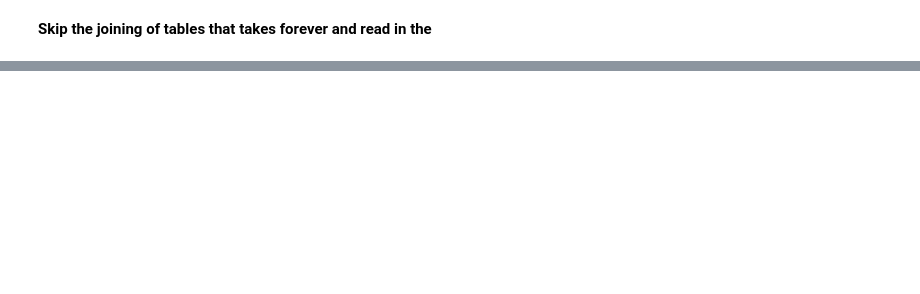
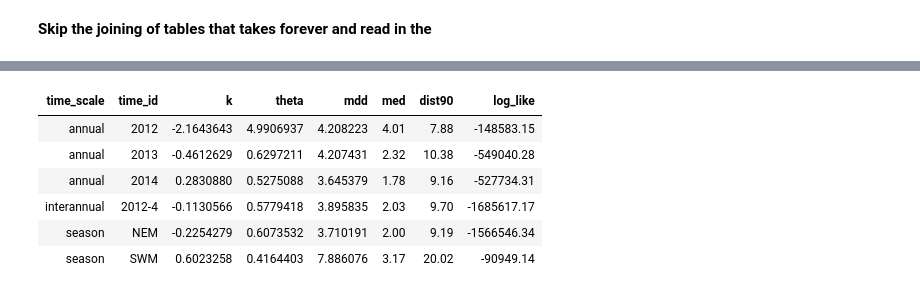
Before and after one commit to pinskylab/CamotesROMS, a Jupyter notebook: notebooks/format_data.ipynb, the cells around one changed output, grey strips where cells are left out. Saved outputs shown, nothing was run; the diff lists cells and outputs as text; code cells hidden in the pictures; blank space fills up the shorter version.

```diff
--- a/notebooks/format_data.ipynb
+++ b/notebooks/format_data.ipynb
@@ -439,4 +413,4 @@ setcolorder(SimConn, c("particle_id", "source", "dest", "year", "monsoon", "date
 # %% [markdown]
 __Skip the joining of tables that takes forever and read in the__
 # %%
-SimConn <- fread(file="~/oceanography/script_output/ROMSDataTables/SimConnectivityTableCompleteMetaLongFormWith2011.csv")[dest != "CAI"] #filter out CAI as a destination for now, not very well spatially defined
+SimConn <- fread(file="~/oceanography/script_output/ROMSDataTables/SimConnectivityTableCompleteMetaLongForm.csv")[dest != "CAI"] #filter out CAI as a destination for now, not very well spatially defined
@@ -472,12 +426,10 @@ Classes ‘data.table’ and 'data.frame':  1332134 obs. of  24 variables:
 #UnqSurvey <- unique(SampTable, by=c("source", "dest", "year", "monsoon"))#add in the diff Monsoon seasons so there are complete parentage matrices later
 #
 #make sure all possible routes are represented
-AddDestSim <- rbind(rbindlist(list(unique(SimConn[, .(source, dest)], by=c("source", "dest"))[, year := 2011],
-        unique(SimConn[, .(source, dest)], by=c("source", "dest"))[, year := 2012],
+AddDestSim <- rbind(rbindlist(list(unique(SimConn[, .(source, dest)], by=c("source", "dest"))[, year := 2012],
         unique(SimConn[, .(source, dest)], by=c("source", "dest"))[, year := 2013],
         unique(SimConn[, .(source, dest)], by=c("source", "dest"))[, year := 2014]))[, monsoon := "NEM"],
-    rbindlist(list(unique(SimConn[, .(source, dest)], by=c("source", "dest"))[, year := 2011],
-        unique(SimConn[, .(source, dest)], by=c("source", "dest"))[, year := 2012],
+    rbindlist(list(unique(SimConn[, .(source, dest)], by=c("source", "dest"))[, year := 2012],
         unique(SimConn[, .(source, dest)], by=c("source", "dest"))[, year := 2013],
         unique(SimConn[, .(source, dest)], by=c("source", "dest"))[, year := 2014]))[, monsoon := "SWM"])
 
@@ -486,7 +438,7 @@ AddDestAllYearsSim <- unique(AddDestSim, by=c("source","dest"))[, -c("year","mon
 AddDestAnnualSim <- unique(AddDestSim, by=c("source","dest", "year"))[, -"monsoon"]
 
 AddDestMonsoonSim <- unique(AddDestSim[, -"year"], by=c("source", "dest", "monsoon"))
-AddDestAnuualMonsoonSim <- unique(AddDestSim, by=c("source", "dest","year", "monsoon"))
+
 
 ##add in sites that aren't represented in every year by the genetics for the biophysical PARENTAGE matrix used to fit the biophysical kernel
 AddDestGenAnnual <- rbindlist(list(unique(cbind(SurveyData[year==2012 & prop_anem_samp >0 ][, .(offs_site=site)],
@@ -668 +1003,11 @@ nrow(unique(MonsoonNormConn, by="source"))
+# %%
+SimKernelsInt
+# %% [output]
+| time_scale | time_id | k | theta | mdd | med | dist90 | log_like |
+| annual | 2012 | -2.1643643 | 4.9906937 | 4.208223 | 4.01 | 7.88 | -148583.15 |
+| annual | 2013 | -0.4612629 | 0.6297211 | 4.207431 | 2.32 | 10.38 | -549040.28 |
+| annual | 2014 | 0.2830880 | 0.5275088 | 3.645379 | 1.78 | 9.16 | -527734.31 |
+| interannual | 2012-4 | -0.1130566 | 0.5779418 | 3.895835 | 2.03 | 9.70 | -1685617.17 |
+| season | NEM | -0.2254279 | 0.6073532 | 3.710191 | 2.00 | 9.19 | -1566546.34 |
+| season | SWM | 0.6023258 | 0.4164403 | 7.886076 | 3.17 | 20.02 | -90949.14 |
 # %%
```
Also changed, not shown: parts of 21 cells of this notebook.
